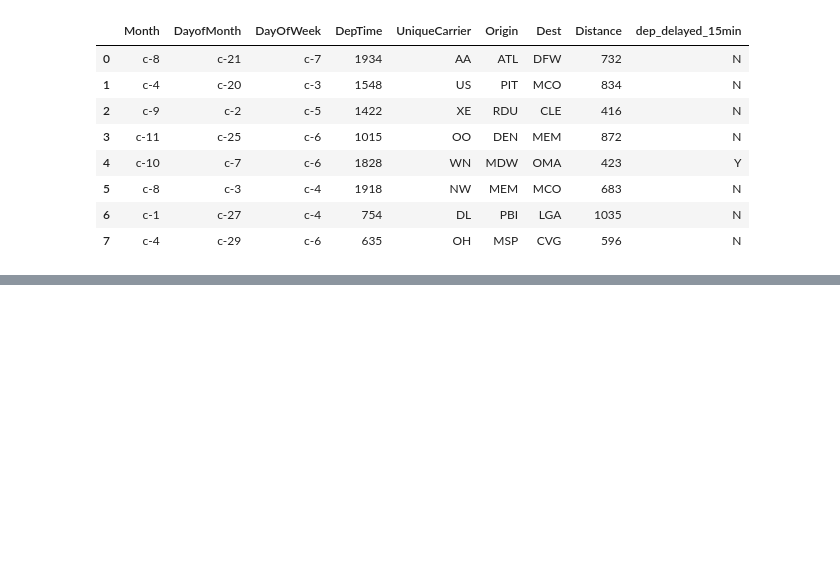
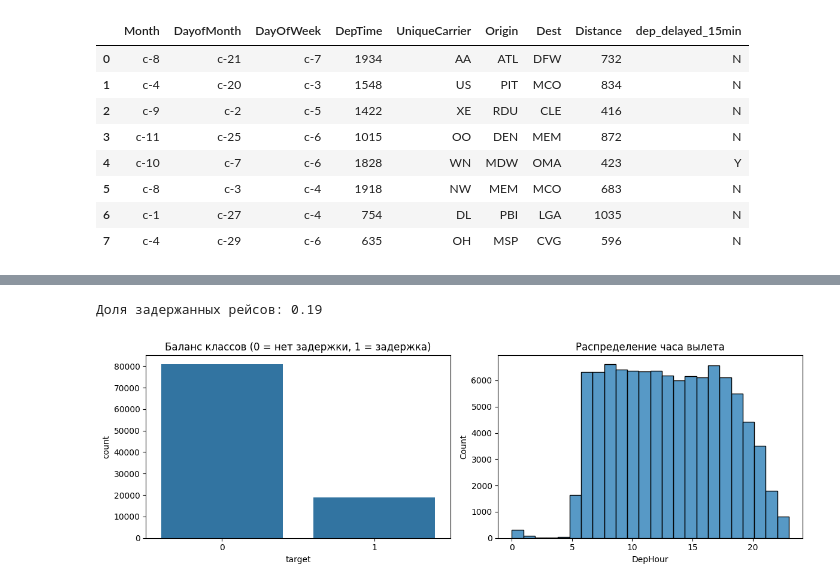
Before and after one commit to Stas0809/flight-delays, a Jupyter notebook: notebookc1297dedcb.ipynb, the cells around one changed output, grey strips where cells are left out. Saved outputs shown, nothing was run; the diff lists cells and outputs as text; code cells hidden in the pictures; blank space fills up the shorter version.

```diff
--- a/notebookc1297dedcb.ipynb
+++ b/notebookc1297dedcb.ipynb
@@ -59,32 +56,24 @@ train: (100000, 9) | test: (100000, 8)
 | 6 | c-1 | c-27 | c-4 | 754 | DL | PBI | LGA | 1035 | N |
 | 7 | c-4 | c-29 | c-6 | 635 | OH | MSP | CVG | 596 | N |
 # %%
-import os
-
 def transform(df):
     df = df.copy()
+    #убираем c-
+    for col in ['Month', 'DayofMonth', 'DayOfWeek']:
+        df[col] = df[col].str.replace('c-', '', regex=False).astype(int)
 
-    # Убираем все с-,но сначало переделываем файл в строку
-    for col in ['Month', 'DayofMonth', 'DayOfWeek']:
-        # Принудительно приводим к string перед .str.replace на случай, если тип данных иной
-        df[col] = df[col].astype(str).str.replace('c-', '', regex=False).astype(int)
-
-    # 2. Переводим всё в правильное систему и на случай 24:05 делаем ограничение
     df['DepHour'] = (df['DepTime'] // 100).clip(0, 23).astype(int)
     df['IsWeekend'] = (df['DayOfWeek'] >= 6).astype(int)
-
     return df
 
-# Применение функций
 train_fe = transform(train)
 test_fe = transform(test)
 
-# Создание таргета
 train_fe['target'] = (train_fe['dep_delayed_15min'] == 'Y').astype(int)
 
-# Сохранение
 os.makedirs('/kaggle/working', exist_ok=True)
 train_fe.to_parquet('/kaggle/working/train_processed.parquet', index=False)
 print('Сохранено:', train_fe.shape)
+print(test_fe)
 # %% [output]
 Сохранено: (100000, 12)
@@ -90,0 +96,11 @@ print('Сохранено:', train_fe.shape)
+# %%
+print('Доля задержанных рейсов:', round(train_fe['target'].mean(), 3))
+fig, axes = plt.subplots(1, 2, figsize=(12, 4))
+sns.countplot(x='target', data=train_fe, ax=axes[0])
+axes[0].set_title('Баланс классов (0 = нет задержки, 1 = задержка)')
+sns.histplot(train_fe['DepHour'], bins=24, ax=axes[1])
+axes[1].set_title('Распределение часа вылета')
+plt.tight_layout(); plt.show()
+# %% [output]
+Доля задержанных рейсов: 0.19
+[figure, added]
```
Also changed, not shown: parts of 4 cells of this notebook.
